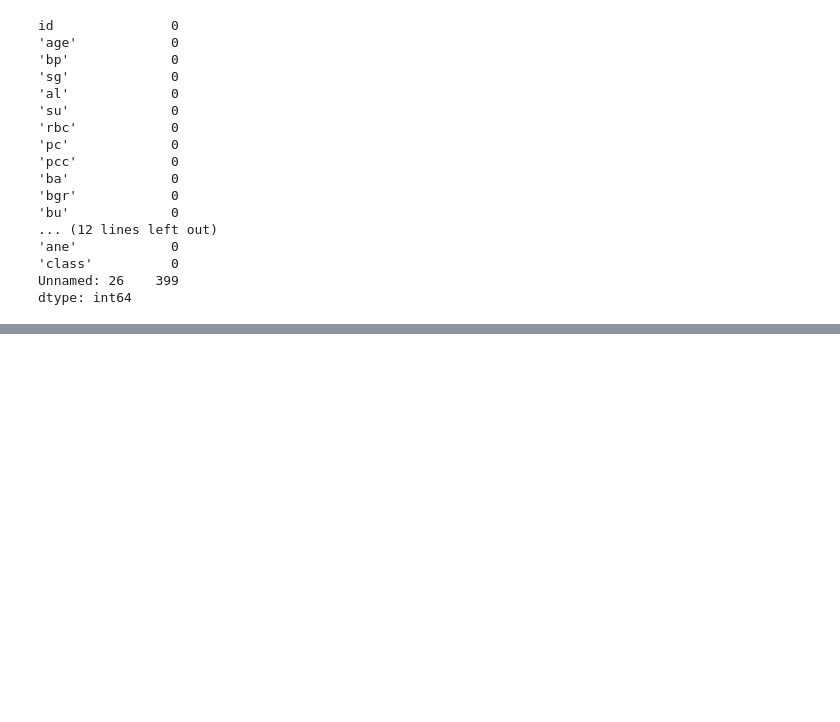
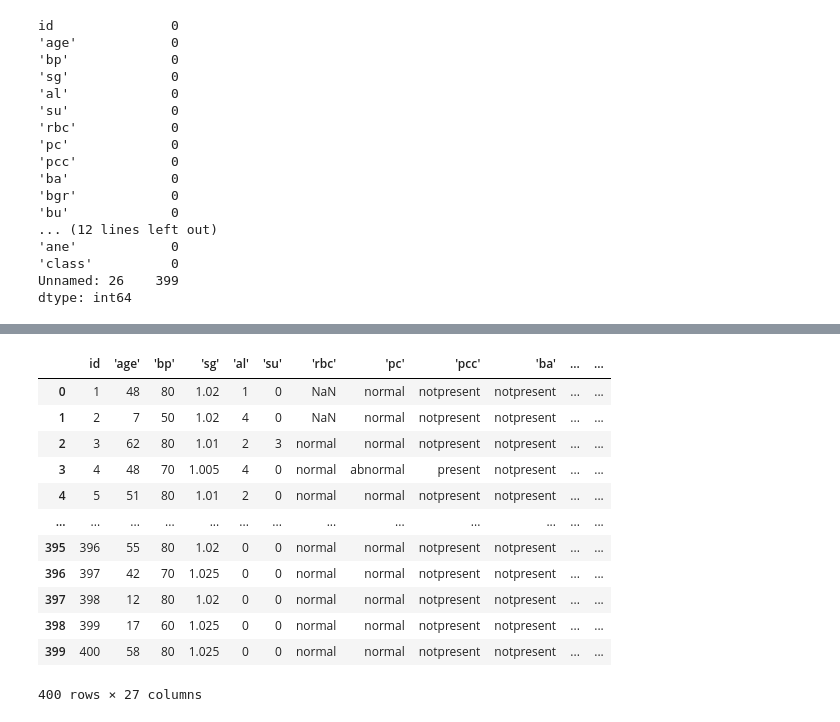
Before and after one commit to premprakash123/healthcare-chronic-disease-analysis, a Jupyter notebook: notebooks/01_data_cleaning.ipynb, the cells around one changed output, grey strips where cells are left out. Saved outputs shown, nothing was run; the diff lists cells and outputs as text; code cells hidden in the pictures; blank space fills up the shorter version.

Commit message:
data-clean: handled missing values and cleaned dataset

```diff
--- a/notebooks/01_data_cleaning.ipynb
+++ b/notebooks/01_data_cleaning.ipynb
@@ -64,0 +88,19 @@ dtype: int64
+# %%
+##Replace all invalid values
+df.replace("?", np.nan, inplace=True)
+df.replace("\\t?", np.nan, inplace=True)
+df.replace(" ", np.nan, inplace=True)
+# %% [output]
+|  | id | 'age' | 'bp' | 'sg' | 'al' | 'su' | 'rbc' | 'pc' | 'pcc' | 'ba' | ... | ... |
+| 0 | 1 | 48 | 80 | 1.02 | 1 | 0 | NaN | normal | notpresent | notpresent | ... | ... |
+| 1 | 2 | 7 | 50 | 1.02 | 4 | 0 | NaN | normal | notpresent | notpresent | ... | ... |
+| 2 | 3 | 62 | 80 | 1.01 | 2 | 3 | normal | normal | notpresent | notpresent | ... | ... |
+| 3 | 4 | 48 | 70 | 1.005 | 4 | 0 | normal | abnormal | present | notpresent | ... | ... |
+| 4 | 5 | 51 | 80 | 1.01 | 2 | 0 | normal | normal | notpresent | notpresent | ... | ... |
+| ... | ... | ... | ... | ... | ... | ... | ... | ... | ... | ... | ... | ... |
+| 395 | 396 | 55 | 80 | 1.02 | 0 | 0 | normal | normal | notpresent | notpresent | ... | ... |
+| 396 | 397 | 42 | 70 | 1.025 | 0 | 0 | normal | normal | notpresent | notpresent | ... | ... |
+| 397 | 398 | 12 | 80 | 1.02 | 0 | 0 | normal | normal | notpresent | notpresent | ... | ... |
+| 398 | 399 | 17 | 60 | 1.025 | 0 | 0 | normal | normal | notpresent | notpresent | ... | ... |
+| 399 | 400 | 58 | 80 | 1.025 | 0 | 0 | normal | normal | notpresent | notpresent | ... | ... |
+400 rows × 27 columns
```
Also changed, not shown: parts of 17 cells of this notebook.
